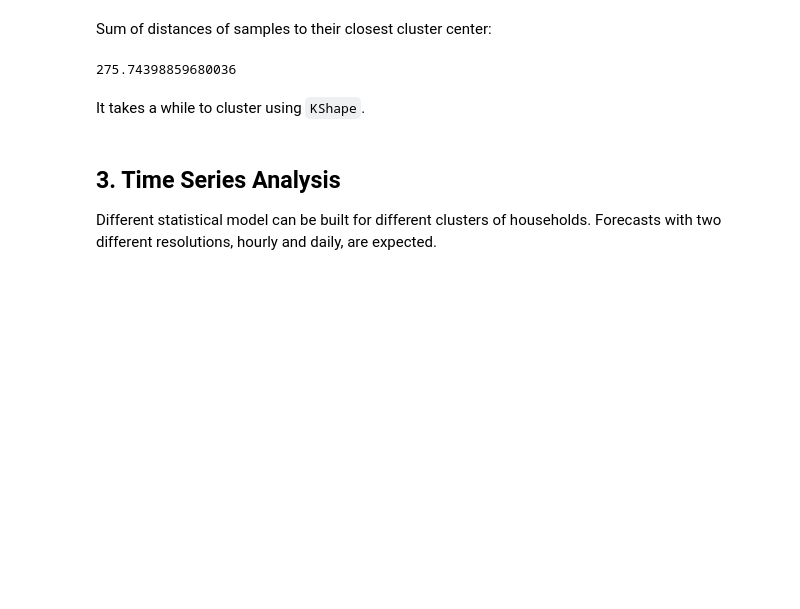
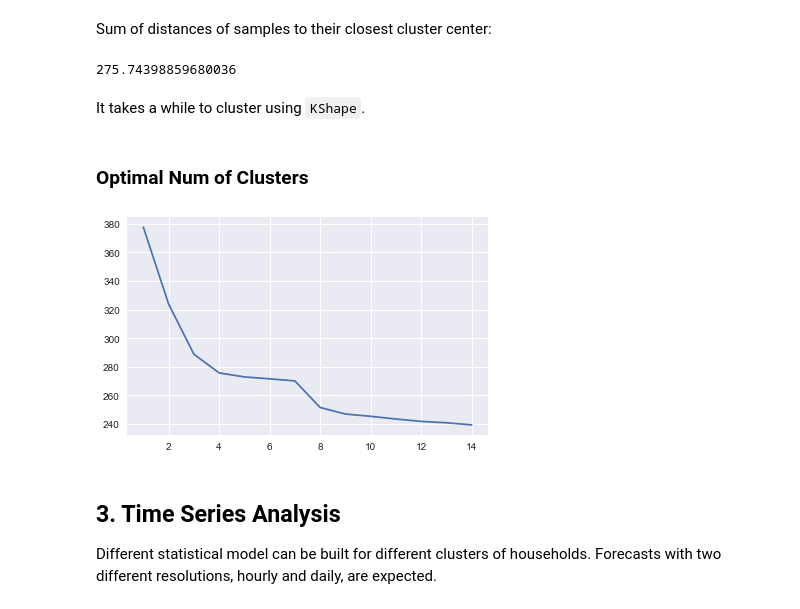
Before and after one commit to edxu96/elec_consumption, a Jupyter notebook: index.ipynb, the cells around one changed output. Drawn from its saved outputs; the diff is of its cells as text; code cells hidden in the pictures; blank space fills up the shorter version.

Commit message:
Elbow method for number of clusters (#37)

```diff
--- a/index.ipynb
+++ b/index.ipynb
@@ -170,6 +164,34 @@ It takes a while to cluster using `KShape`.
 # ks = KShape(3, verbose=False)
 # clustered_ks = ks.fit_predict(mts)
 # description['cluster_id_ks'] = clustered_ks
+# %% [markdown]
+### Optimal Num of Clusters
+# %%
+#export
+def cal_inertia(n_clusters: int) -> float:
+    """Calculate sum of distances to closest cluster centre.
+
+    Args:
+        n_clusters: number of clusters.
+
+    Returns:
+        Sum of distances to closest cluster centre.
+    """
+    km = TimeSeriesKMeans(
+        n_clusters=n_clusters, verbose=False, random_state=_seed)
+    km.fit_predict(mts)
+    return km.inertia_
+# %%
+#hide
+y = []
+x = [i for i in range(1, 15)]
+for n_clusters in x:
+    y.append(cal_inertia(n_clusters))
+# %%
+#hide_input
+sns.lineplot(x=x, y=y);
+# %% [output]
+[figure, added]
 # %% [markdown]
 ## 3. Time Series Analysis
 
```
Also changed, not shown: parts of 1 cell of this notebook, 8 other files.
